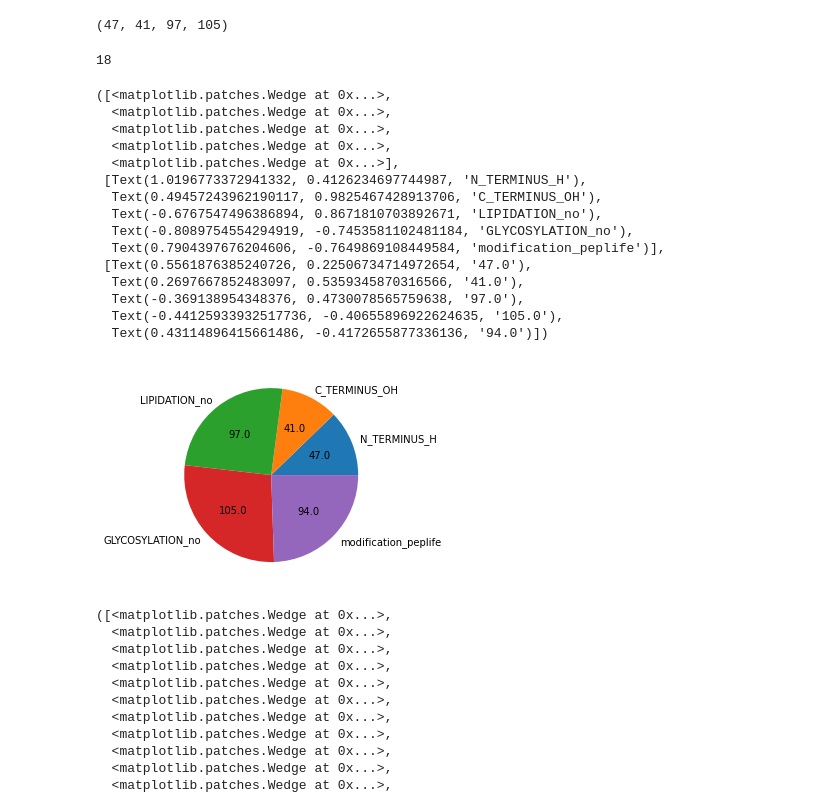
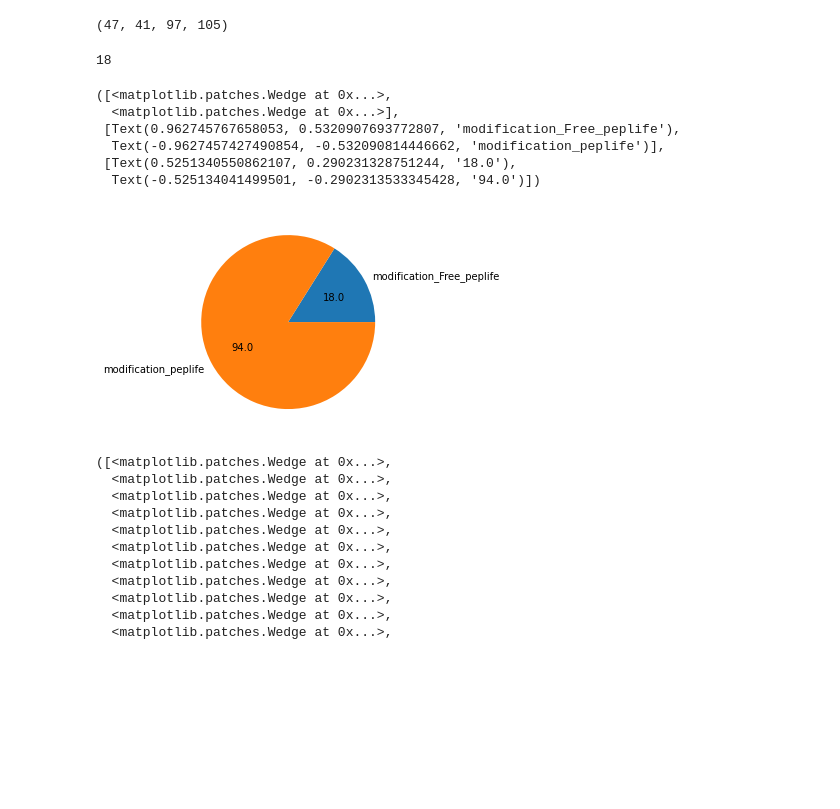
Before and after one commit to YS-arch/peptide_half_life_prediction, a Jupyter notebook: data_preprocess.ipynb, the cells around one changed output. Cells and saved outputs as stored; diff of their text form; code cells hidden in the pictures; blank space fills up the shorter version.

```diff
--- a/data_preprocess.ipynb
+++ b/data_preprocess.ipynb
@@ -331,38 +326,25 @@ GLYCOSYLATION_no=GLYCOSYLATION['no']
 len(N_TERMINUS_H),len(C_TERMINUS_OH),len(LIPIDATION_no),len(GLYCOSYLATION_no)
 # %% [output]
 (47, 41, 97, 105)
-# %%
-modification_Free_peplife=[]
-
-for i in range(len(peplife)):
-    if i in N_TERMINUS_H and i in C_TERMINUS_OH and i in LIPIDATION_no and i in GLYCOSYLATION_no:
-        modification_Free_peplife.append(i)
-len(modification_Free_peplife)
-# %% [output]
-18
+# %%
+modification_Free_peplife=list(set(N_TERMINUS_H) & set(C_TERMINUS_OH) & set(LIPIDATION_no) & set(GLYCOSYLATION_no))
+len(modification_Free_peplife)
+# %% [output]
+18
 # %%
-x=[len(N_TERMINUS_H),len(C_TERMINUS_OH),len(LIPIDATION_no),len(GLYCOSYLATION_no),len(pepthedia)-len(modification_Free_peplife)]
+x=[len(modification_Free_peplife),len(pepthedia)-len(modification_Free_peplife)]
 
-labels=['N_TERMINUS_H','C_TERMINUS_OH','LIPIDATION_no','GLYCOSYLATION_no','modification_peplife']
+labels=['modification_Free_peplife','modification_peplife']
 
 plt.pie(x,labels=labels,autopct=lambda val:np.round((val/100)*sum(x), 0))
 # %% [output]
 ([<matplotlib.patches.Wedge at 0x...>,
-  <matplotlib.patches.Wedge at 0x...>,
-  <matplotlib.patches.Wedge at 0x...>,
-  <matplotlib.patches.Wedge at 0x...>,
   <matplotlib.patches.Wedge at 0x...>],
- [Text(1.0196773372941332, 0.4126234697744987, 'N_TERMINUS_H'),
-  Text(0.49457243962190117, 0.9825467428913706, 'C_TERMINUS_OH'),
-  Text(-0.6767547496386894, 0.8671810703892671, 'LIPIDATION_no'),
-  Text(-0.8089754554294919, -0.7453581102481184, 'GLYCOSYLATION_no'),
-  Text(0.7904397676204606, -0.7649869108449584, 'modification_peplife')],
- [Text(0.5561876385240726, 0.22506734714972654, '47.0'),
-  Text(0.2697667852483097, 0.5359345870316566, '41.0'),
-  Text(-0.369138954348376, 0.4730078565759638, '97.0'),
-  Text(-0.44125933932517736, -0.40655896922624635, '105.0'),
-  Text(0.43114896415661486, -0.4172655877336136, '94.0')])
+ [Text(0.962745767658053, 0.5320907693772807, 'modification_Free_peplife'),
+  Text(-0.9627457427490854, -0.532090814446662, 'modification_peplife')],
+ [Text(0.5251340550862107, 0.290231328751244, '18.0'),
+  Text(-0.525134041499501, -0.2902313533345428, '94.0')])
-[figure, old version]
+[figure, new version]
 # %%
 administration=getUniqueIndex(pepthedia,'ROUTE OF ADMINISTRATION')
 
```
Also changed, not shown: parts of 4 cells of this notebook.
